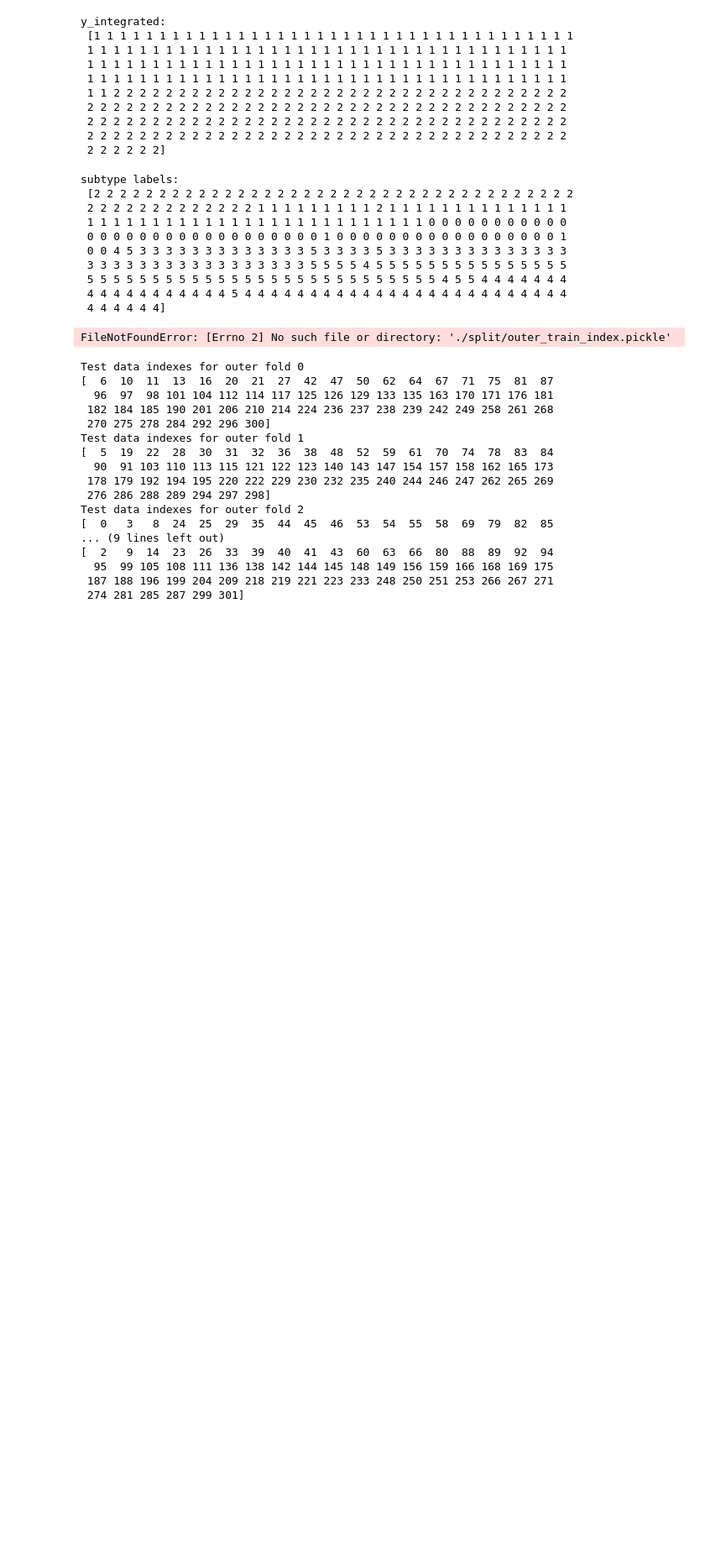
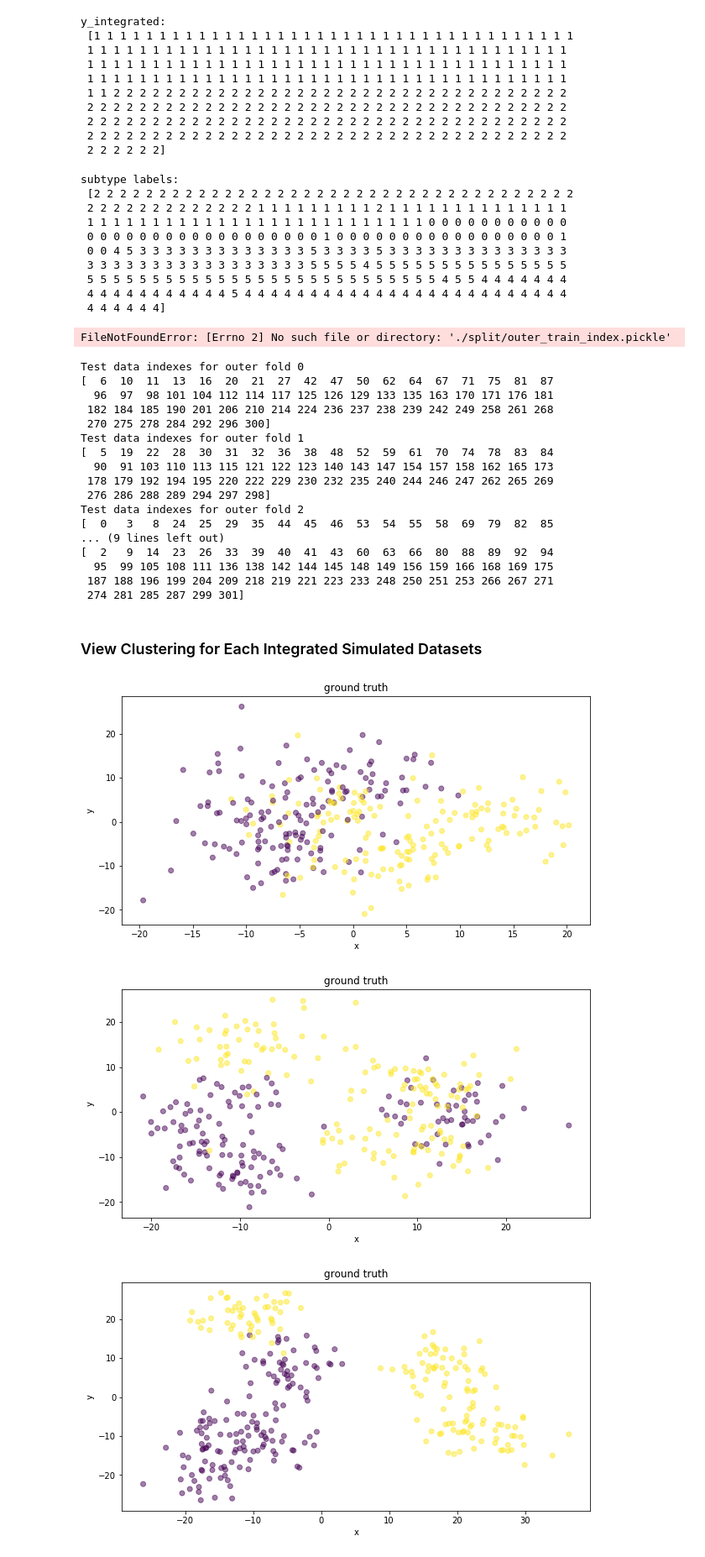
Before and after one commit to wzxiaa/MRI-Classification, a Jupyter notebook: Validation/validation.ipynb, the cells around one changed output. Shown at 84% size. Drawn from its saved outputs; the diff is of its cells as text; code cells hidden in the pictures; blank space fills up the shorter version.

Commit message:
generate clustering visualization for simulated datasets

```diff
--- a/Validation/validation.ipynb
+++ b/Validation/validation.ipynb
@@ -234,7 +234,7 @@ def computeMIMatrix(X_mrmr, index):
     plt.savefig('computed_mim_' + str(index) + '.png')
     return array, labels
 
-def visualize_clusters(X,y,index):
+def visualize_clusters(X,y,path=None):
     pca = PCA(n_components=2).fit(X)
     pca_2d = pca.transform(X)
     fig,ax = plt.subplots(figsize=(10,5))
@@ -242,7 +242,8 @@ def visualize_clusters(X,y,index):
     plt.title("ground truth")
     plt.xlabel('x')
     plt.ylabel('y')
-#     plt.savefig('class_sep_' + str(index) + '.png')
+    if path != None:
+        plt.savefig(str(path)+'.png')
 # %% [markdown]
 # 3. Test Feature Reduction Step
 ## 3.1 Feature Reduction Step Implementation
@@ -1901,3 +1902,22 @@ Test data indexes for outer fold 2
   95  99 105 108 111 136 138 142 144 145 148 149 156 159 166 168 169 175
  187 188 196 199 204 209 218 219 221 223 233 248 250 251 253 266 267 271
  274 281 285 287 299 301]
+# %% [markdown]
+### View Clustering for Each Integrated Simulated Datasets
+# %%
+data_base_path = './datasets/integrated/'
+# %%
+for i in range(2,16):
+    X_path = data_base_path + ('{}/X_{}.p').format(i,i)
+    y_path = data_base_path + ('{}/y_{}.p').format(i,i)
+    with open(X_path, 'rb') as filehandler:
+        X_integrated = pickle.load(filehandler)
+    with open(y_path, 'rb') as filehandler:
+        y_integrated = pickle.load(filehandler)
+    # visualize the overall clusters
+    visualize_clusters(X_integrated, y_integrated, (data_base_path+ (('{}/clusters').format(i))))
+    # visualize the subclusters
+# %% [output]
+[figure, added]
+[figure, added]
+[figure, added]
```
Also changed, not shown: parts of 8 cells of this notebook, 14 other files.
